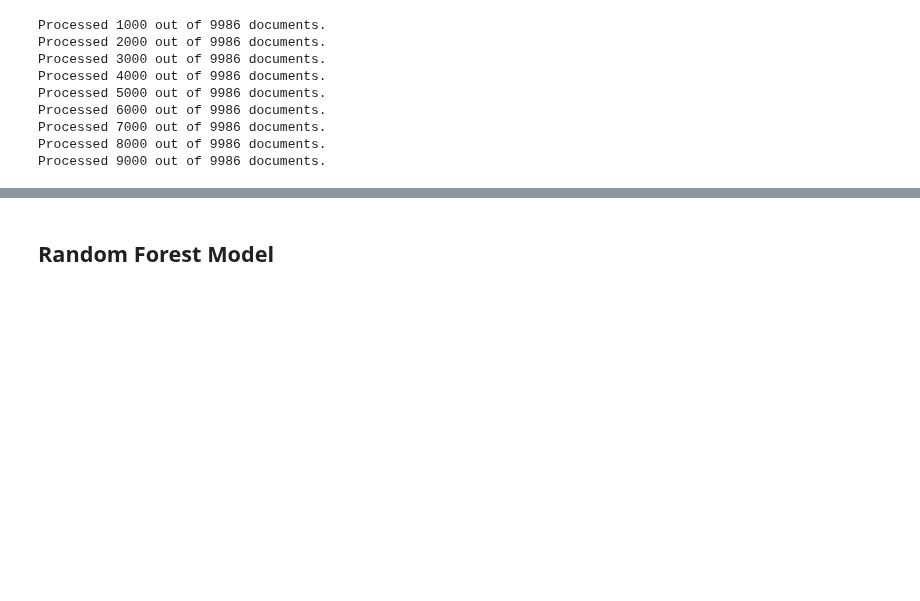
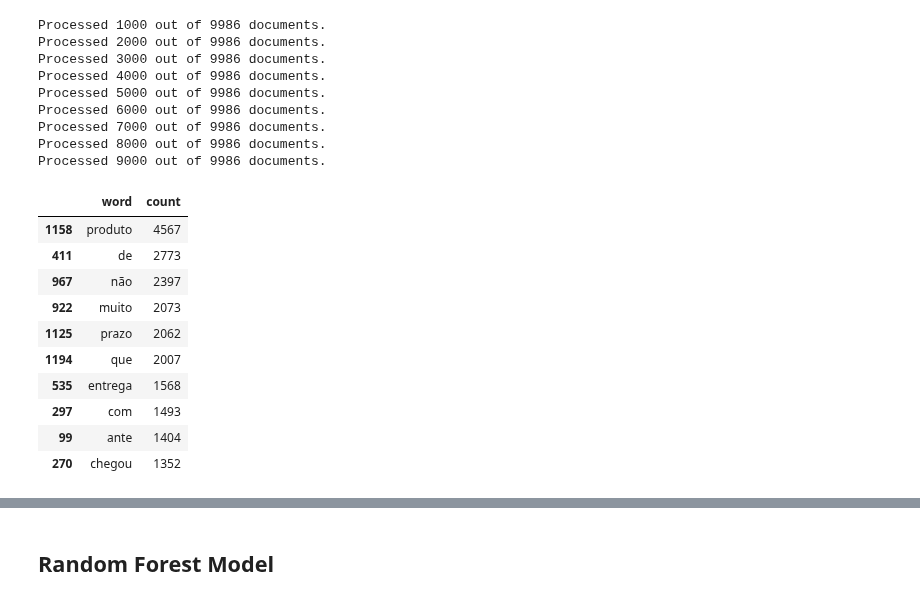
Before and after one commit to alireza-alizadegan/e-commerce-Sales, a Jupyter notebook: Sentiment Analysis.ipynb, the cells around one changed output, grey strips where cells are left out. Cells and saved outputs as stored; diff of their text form; code cells hidden in the pictures; blank space fills up the shorter version.

```diff
--- a/Sentiment Analysis.ipynb
+++ b/Sentiment Analysis.ipynb
@@ -1274,0 +1282,18 @@ X_cv = counter_vectorizer_model.fit_transform(X).toarray()
+# %%
+word_counts = np.array(np.sum(X_cv, axis=0)).reshape((-1,))
+words = np.array(counter_vectorizer_model.get_feature_names())
+words_df = pd.DataFrame({"word":words,
+                         "count":word_counts})
+words_df.sort_values(by="count", ascending=False).head(10)
+# %% [output]
+|  | word | count |
+| 1158 | produto | 4567 |
+| 411 | de | 2773 |
+| 967 | não | 2397 |
+| 922 | muito | 2073 |
+| 1125 | prazo | 2062 |
+| 1194 | que | 2007 |
+| 535 | entrega | 1568 |
+| 297 | com | 1493 |
+| 99 | ante | 1404 |
+| 270 | chegou | 1352 |
```
Also changed, not shown: parts of 29 cells of this notebook.
